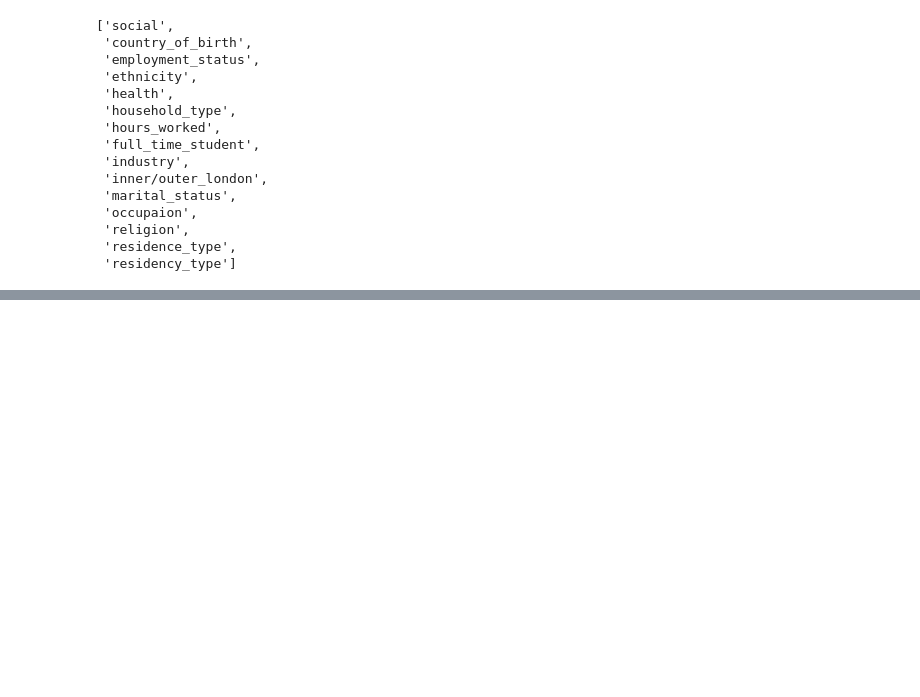
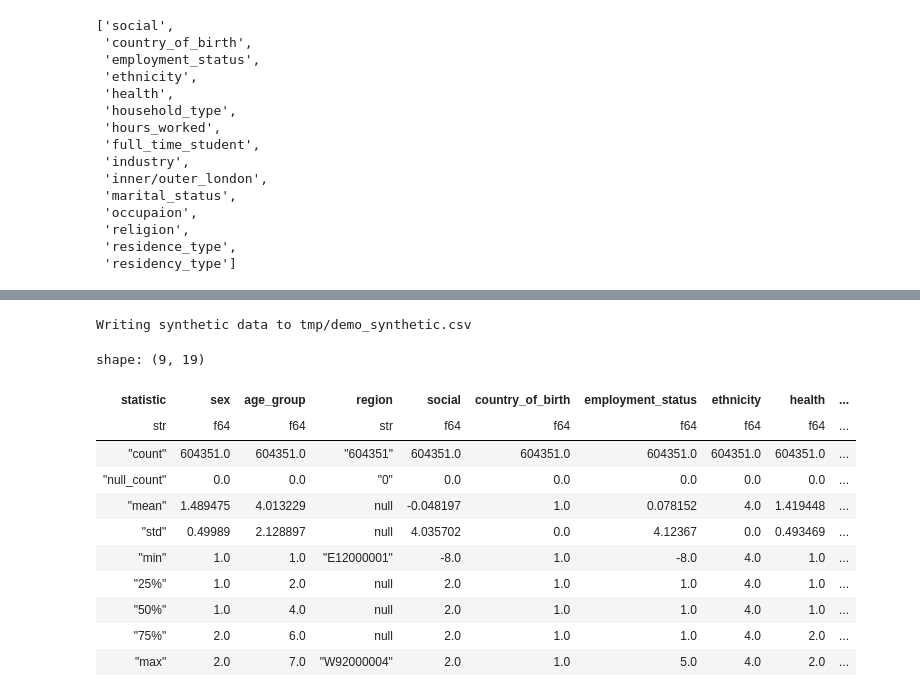
Before and after one commit to fredshone/mirror, a Jupyter notebook: demo.ipynb, the cells around one changed output, grey strips where cells are left out. Cells and saved outputs as stored; diff of their text form; code cells hidden in the pictures; blank space fills up the shorter version.

```diff
--- a/demo.ipynb
+++ b/demo.ipynb
@@ -212,0 +218,23 @@ tensor([[0, 0, 0,  ..., 0, 0, 0],
+# %%
+os.makedirs("tmp", exist_ok=True)
+path = Path("tmp") / "demo_synthetic.csv"
+print(f"Writing synthetic data to {path}")
+df.to_csv(path, index=False)
+# %% [output]
+Writing synthetic data to tmp/demo_synthetic.csv
+# %%
+df = pl.read_csv(path).drop(["pid"])
+df.describe()
+# %% [output]
+shape: (9, 19)
+| statistic | sex | age_group | region | social | country_of_birth | employment_status | ethnicity | health | ... |
+| str | f64 | f64 | str | f64 | f64 | f64 | f64 | f64 | ... |
+| "count" | 604351.0 | 604351.0 | "604351" | 604351.0 | 604351.0 | 604351.0 | 604351.0 | 604351.0 | ... |
+| "null_count" | 0.0 | 0.0 | "0" | 0.0 | 0.0 | 0.0 | 0.0 | 0.0 | ... |
+| "mean" | 1.489475 | 4.013229 | null | -0.048197 | 1.0 | 0.078152 | 4.0 | 1.419448 | ... |
+| "std" | 0.49989 | 2.128897 | null | 4.035702 | 0.0 | 4.12367 | 0.0 | 0.493469 | ... |
+| "min" | 1.0 | 1.0 | "E12000001" | -8.0 | 1.0 | -8.0 | 4.0 | 1.0 | ... |
+| "25%" | 1.0 | 2.0 | null | 2.0 | 1.0 | 1.0 | 4.0 | 1.0 | ... |
+| "50%" | 1.0 | 4.0 | null | 2.0 | 1.0 | 1.0 | 4.0 | 1.0 | ... |
+| "75%" | 2.0 | 6.0 | null | 2.0 | 1.0 | 1.0 | 4.0 | 2.0 | ... |
+| "max" | 2.0 | 7.0 | "W92000004" | 2.0 | 1.0 | 5.0 | 4.0 | 2.0 | ... |
```
Also changed, not shown: parts of 9 cells of this notebook, 1 other file.
